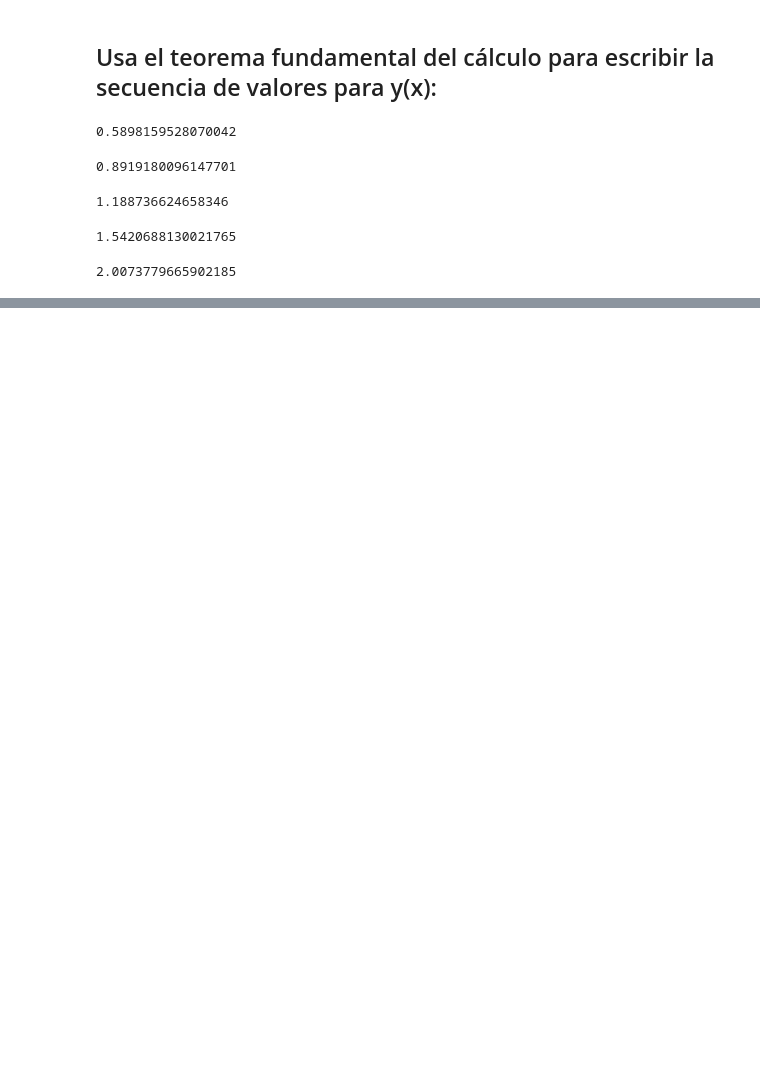
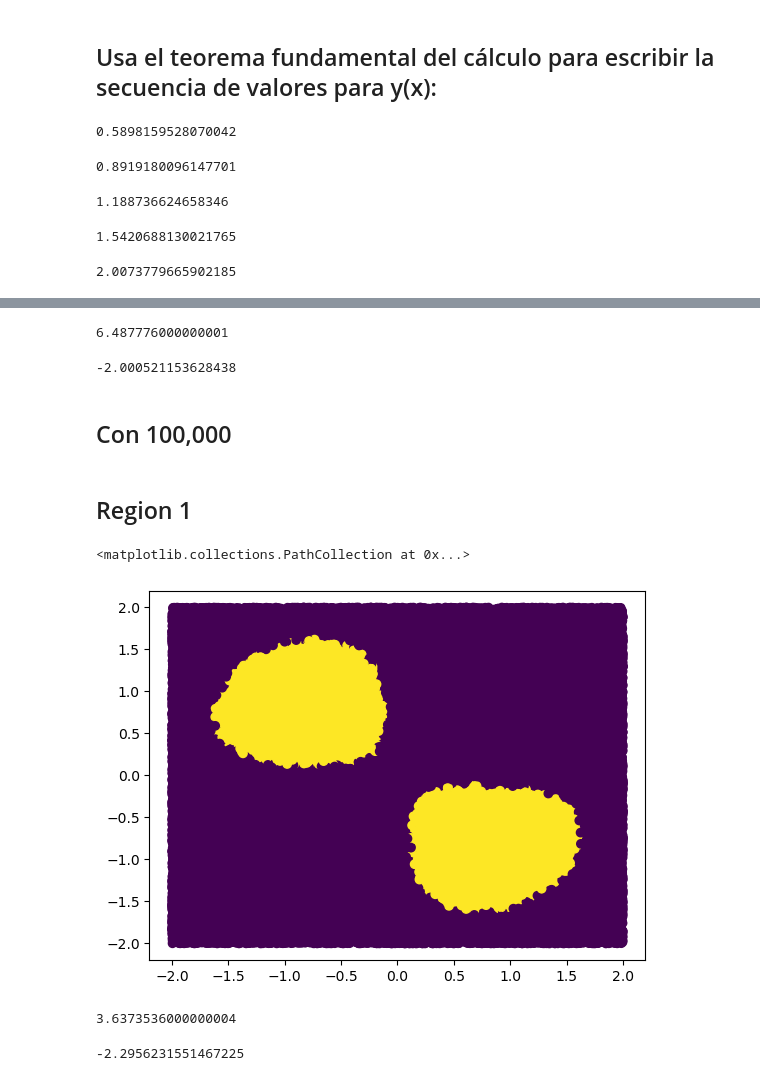
Before and after one commit to Maulpzco/MLC_2024, a Jupyter notebook: A11 Mau.ipynb, the cells around one changed output, grey strips where cells are left out. Cells and saved outputs as stored; diff of their text form; code cells hidden in the pictures; blank space fills up the shorter version.

```diff
--- a/A11 Mau.ipynb
+++ b/A11 Mau.ipynb
@@ -100,0 +182,49 @@ val5
+# %%
+np.random.seed(0)
+n = 10000
+
+AD2 = montecarlo_tipo2(region2, ax, bx, ay, by, n)
+AD2
+# %% [output]
+6.487776000000001
+# %%
+AR = (bx - ax)*(by - ay)
+Crel = np.sqrt((1 - AD2/AR)/(AD2/AR))
+Erel2  =  np.log10(Crel) - np.log10(n)/2
+Erel2
+# %% [output]
+-2.000521153628438
+# %% [markdown]
+## Con 100,000
+# %% [markdown]
+## Region 1
+# %%
+ax = -2
+bx = 2
+ay = -2
+by = 2
+n = 100000
+x = np.random.uniform(ax, bx, n)
+y = np.random.uniform(ay, by, n)
+
+import matplotlib.pyplot as plt
+plt.figure()
+plt.scatter(x, y, c = region1(x, y))
+# %% [output]
+<matplotlib.collections.PathCollection at 0x...>
+[figure, added]
+# %%
+np.random.seed(0)
+n = 100000
+
+AD3 = montecarlo_tipo2(region1, ax, bx, ay, by, n)
+AD3
+# %% [output]
+3.6373536000000004
+# %%
+AR = (bx - ax)*(by - ay)
+Crel = np.sqrt((1 - AD3/AR)/(AD3/AR))
+Erel3  =  np.log10(Crel) - np.log10(n)/2
+Erel3
+# %% [output]
+-2.2956231551467225
```
Also changed, not shown: parts of 26 cells of this notebook.
